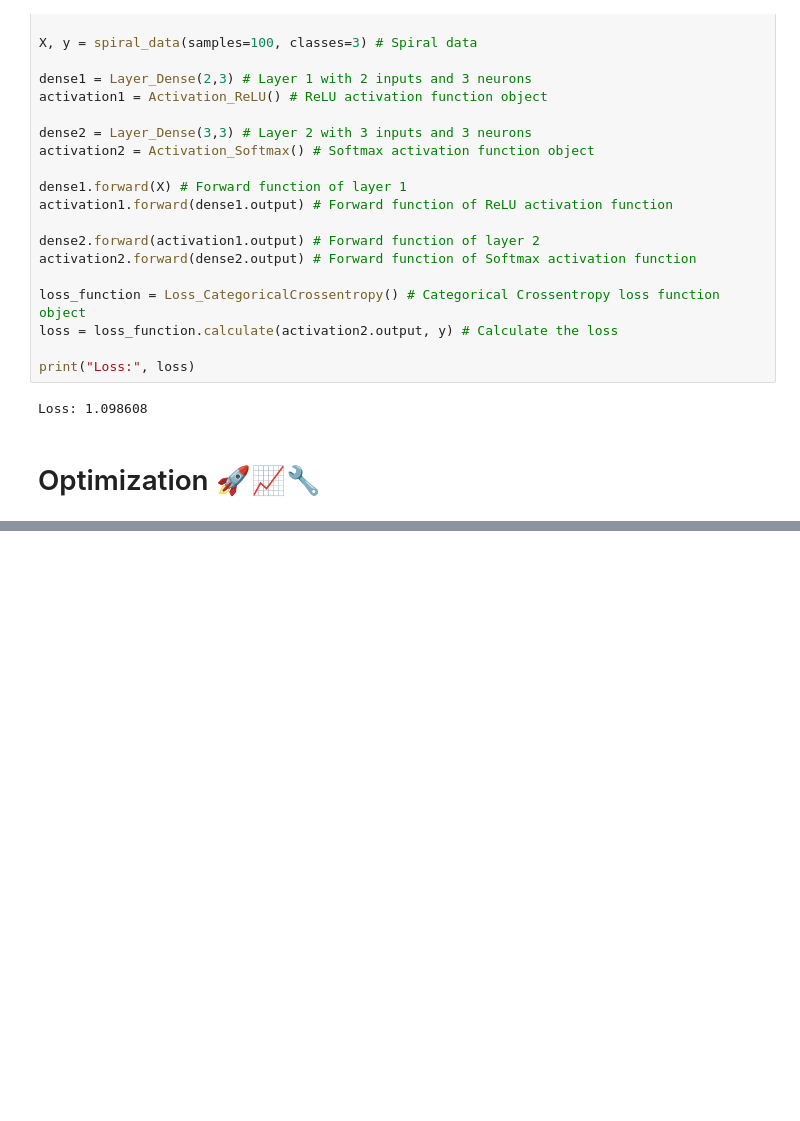
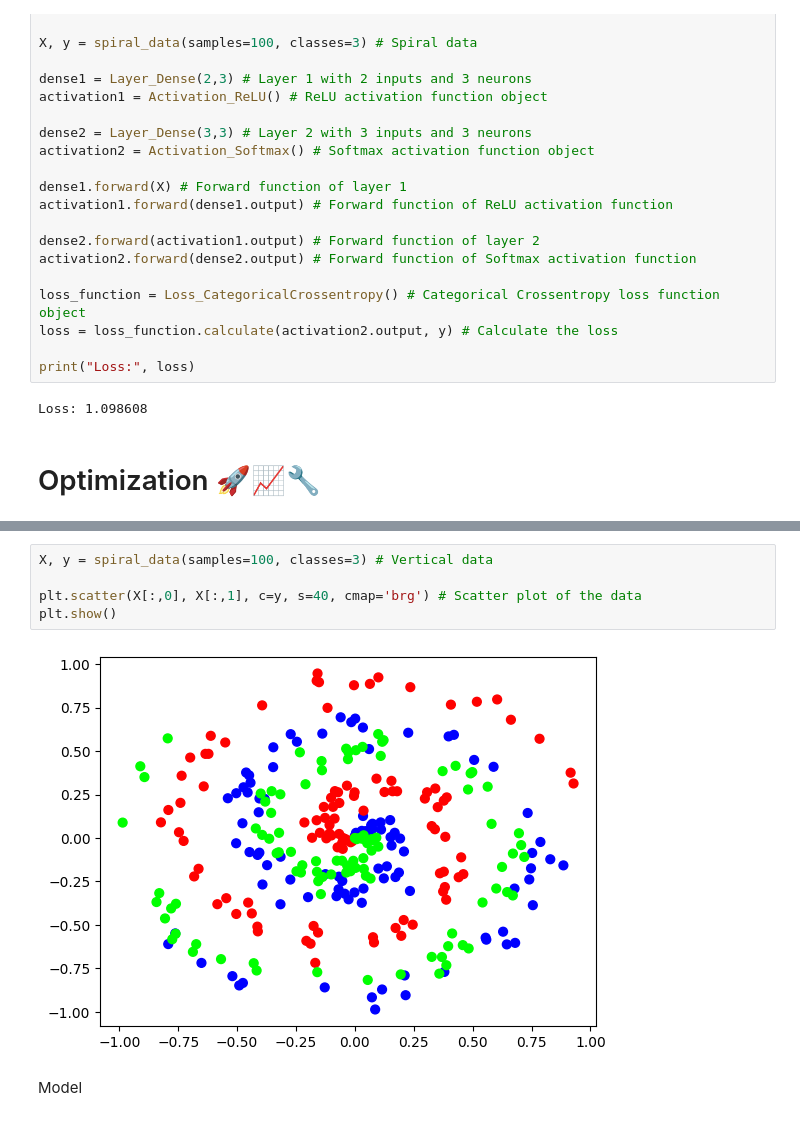
Before and after one commit to anonimity69/Neural-Network-Basics101, a Jupyter notebook: neuralnetwork.ipynb, the cells around one changed output, grey strips where cells are left out. Cells and saved outputs as stored; diff of their text form; blank space fills up the shorter version.

```diff
--- a/neuralnetwork.ipynb
+++ b/neuralnetwork.ipynb
@@ -422,0 +433,9 @@ Loss: 1.098608
+# %%
+X, y = spiral_data(samples=100, classes=3) # Vertical data
+
+plt.scatter(X[:,0], X[:,1], c=y, s=40, cmap='brg') # Scatter plot of the data
+plt.show()
+# %% [output]
+[figure, added]
+# %% [markdown]
+Model
```
Also changed, not shown: parts of 5 cells of this notebook.
